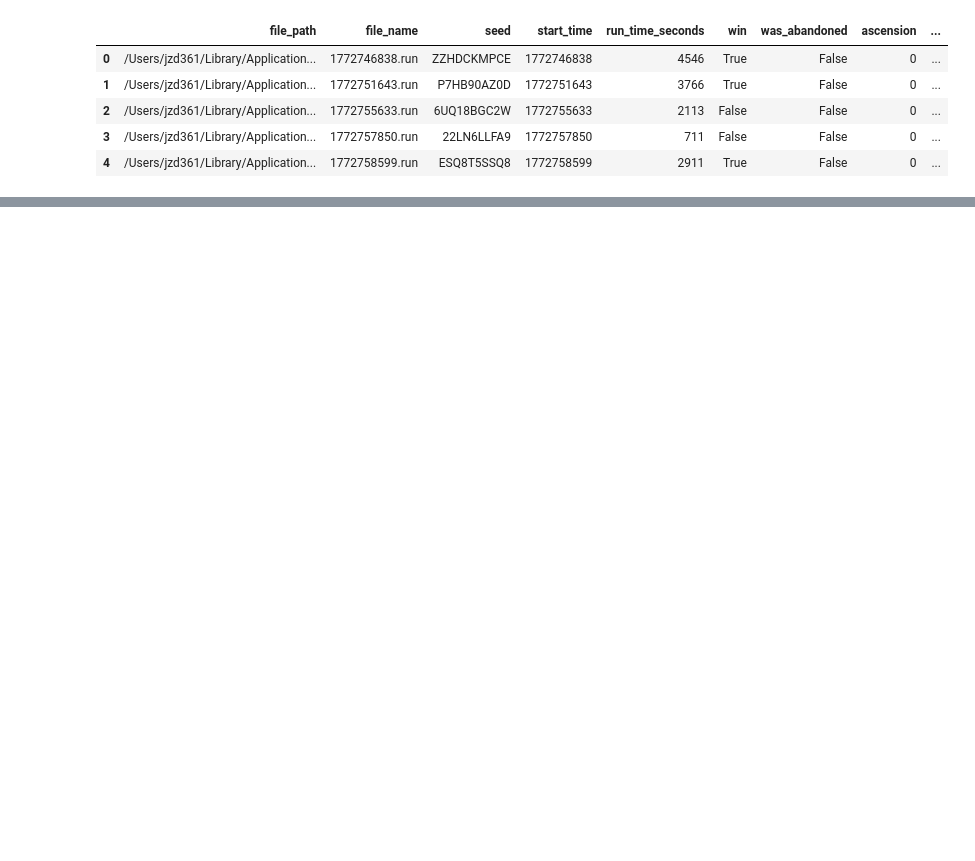
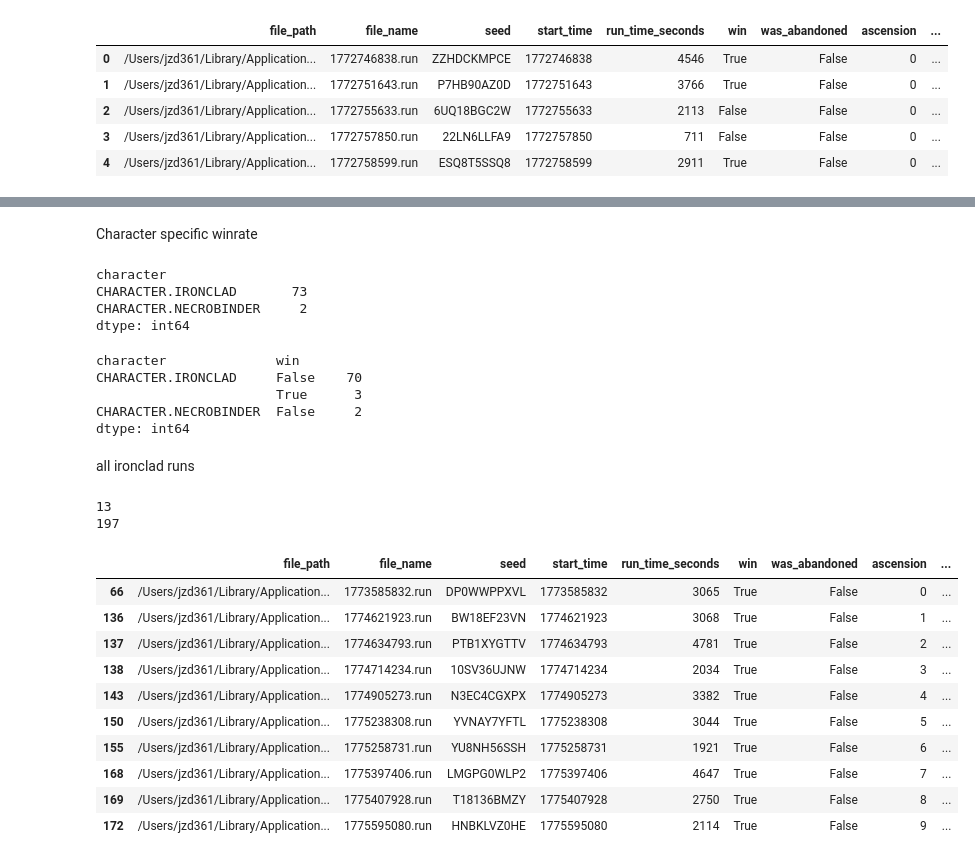
Before and after one commit to robert-juang/SlayTheSpire2_Visualization, a Jupyter notebook: test.ipynb, the cells around one changed output, grey strips where cells are left out. Drawn from its saved outputs; the diff is of its cells as text; code cells hidden in the pictures; blank space fills up the shorter version.

```diff
--- a/test.ipynb
+++ b/test.ipynb
@@ -83,7 +83,9 @@ df.head()
 | 4 | /Users/jzd361/Library/Application... | 1772758599.run | ESQ8T5SSQ8 | 1772758599 | 2911 | True | False | 0 | ... |
 # %%
 def _safe_join(items, sep=" | "):
-    return sep.join(str(x) for x in items) if items else ""
+
+    return items
+    # return sep.join(str(x) for x in items) if items else ""
 
 
 def _extract_act_enemies(map_point_history):
@@ -181,5 +183,5 @@ def load_runs_into_df(run_dir: Union[str, Path], recursive: bool = True) -> pd.D
 
 
 # Re-run after defining this function:
-# df = load_runs_into_df('/Users/jzd361/Library/Application Support/SlayTheSpire2/steam/76561198187362545/profile1/saves/history')
-# df.head()
+df = load_runs_into_df('/Users/jzd361/Library/Application Support/SlayTheSpire2/steam/76561198187362545/profile1/saves/history')
+df.head()
@@ -226,0 +268,39 @@ ValueError: All arrays must be of the same length
+# %% [markdown]
+Character specific winrate
+# %%
+df[df["ascension"] == 10].groupby("character").size()
+# %% [output]
+character
+CHARACTER.IRONCLAD       73
+CHARACTER.NECROBINDER     2
+dtype: int64
+# %%
+df[df["ascension"] == 10].groupby(["character", "win"]).size()
+# %% [output]
+character              win
+CHARACTER.IRONCLAD     False    70
+                       True      3
+CHARACTER.NECROBINDER  False     2
+dtype: int64
+# %% [markdown]
+all ironclad runs
+# %%
+print(len(df[(df["character"] == "CHARACTER.IRONCLAD") & df["win"]==True]))
+print(len(df[(df["character"] == "CHARACTER.IRONCLAD") & df["win"]==False]))
+# %% [output]
+13
+197
+# %%
+df[(df["character"] == "CHARACTER.NECROBINDER") & df["win"]==True]
+# %% [output]
+|  | file_path | file_name | seed | start_time | run_time_seconds | win | was_abandoned | ascension | ... |
+| 66 | /Users/jzd361/Library/Application... | 1773585832.run | DP0WWPPXVL | 1773585832 | 3065 | True | False | 0 | ... |
+| 136 | /Users/jzd361/Library/Application... | 1774621923.run | BW18EF23VN | 1774621923 | 3068 | True | False | 1 | ... |
+| 137 | /Users/jzd361/Library/Application... | 1774634793.run | PTB1XYGTTV | 1774634793 | 4781 | True | False | 2 | ... |
+| 138 | /Users/jzd361/Library/Application... | 1774714234.run | 10SV36UJNW | 1774714234 | 2034 | True | False | 3 | ... |
+| 143 | /Users/jzd361/Library/Application... | 1774905273.run | N3EC4CGXPX | 1774905273 | 3382 | True | False | 4 | ... |
+| 150 | /Users/jzd361/Library/Application... | 1775238308.run | YVNAY7YFTL | 1775238308 | 3044 | True | False | 5 | ... |
+| 155 | /Users/jzd361/Library/Application... | 1775258731.run | YU8NH56SSH | 1775258731 | 1921 | True | False | 6 | ... |
+| 168 | /Users/jzd361/Library/Application... | 1775397406.run | LMGPG0WLP2 | 1775397406 | 4647 | True | False | 7 | ... |
+| 169 | /Users/jzd361/Library/Application... | 1775407928.run | T18136BMZY | 1775407928 | 2750 | True | False | 8 | ... |
+| 172 | /Users/jzd361/Library/Application... | 1775595080.run | HNBKLVZ0HE | 1775595080 | 2114 | True | False | 9 | ... |
```
Also changed, not shown: parts of 22 cells of this notebook.
